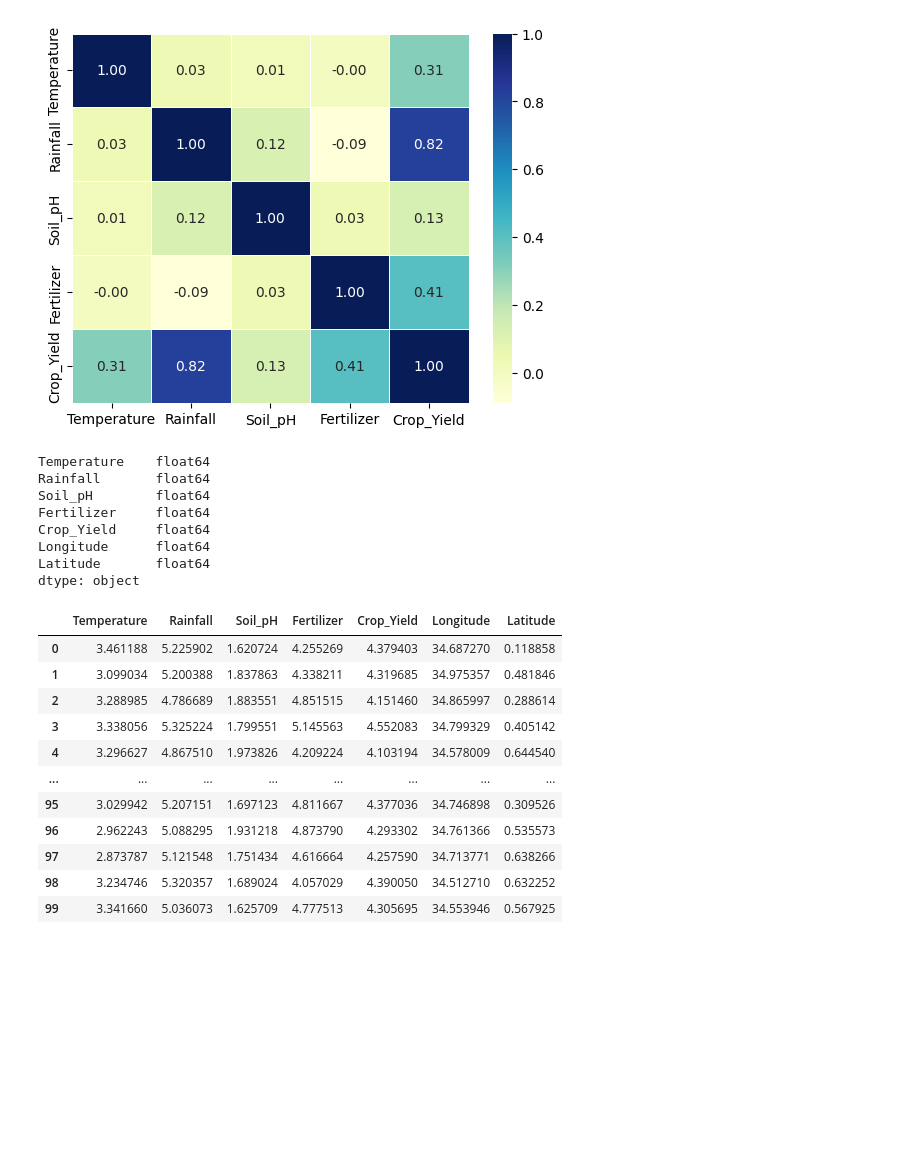
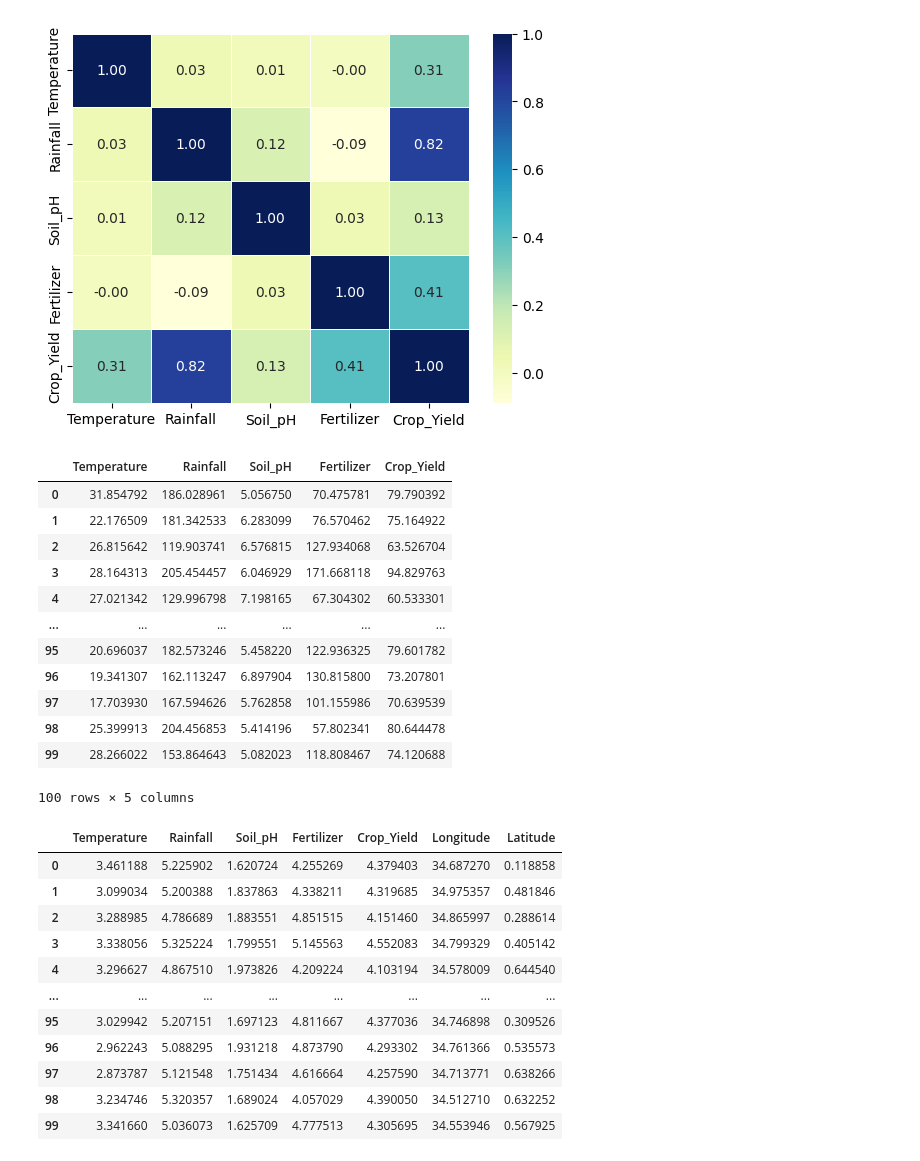
Before and after one commit to Paul-js-hub/feature_selection, a Jupyter notebook: feature_selection.ipynb, the cells around one changed output. Drawn from its saved outputs; the diff is of its cells as text; code cells hidden in the pictures; blank space fills up the shorter version.

```diff
--- a/feature_selection.ipynb
+++ b/feature_selection.ipynb
@@ -93,16 +77,21 @@ ax = sns.heatmap(df_copy,
 # %% [output]
 [figure]
 # %%
-df.dtypes
+df_data
 # %% [output]
+|  | Temperature | Rainfall | Soil_pH | Fertilizer | Crop_Yield |
+| 0 | 31.854792 | 186.028961 | 5.056750 | 70.475781 | 79.790392 |
+| 1 | 22.176509 | 181.342533 | 6.283099 | 76.570462 | 75.164922 |
+| 2 | 26.815642 | 119.903741 | 6.576815 | 127.934068 | 63.526704 |
+| 3 | 28.164313 | 205.454457 | 6.046929 | 171.668118 | 94.829763 |
+| 4 | 27.021342 | 129.996798 | 7.198165 | 67.304302 | 60.533301 |
+| ... | ... | ... | ... | ... | ... |
+| 95 | 20.696037 | 182.573246 | 5.458220 | 122.936325 | 79.601782 |
+| 96 | 19.341307 | 162.113247 | 6.897904 | 130.815800 | 73.207801 |
+| 97 | 17.703930 | 167.594626 | 5.762858 | 101.155986 | 70.639539 |
+| 98 | 25.399913 | 204.456853 | 5.414196 | 57.802341 | 80.644478 |
+| 99 | 28.266022 | 153.864643 | 5.082023 | 118.808467 | 74.120688 |
-Temperature    float64
-Rainfall       float64
-Soil_pH        float64
-Fertilizer     float64
-Crop_Yield     float64
-Longitude      float64
-Latitude       float64
-dtype: object
+100 rows × 5 columns
 # %%
 #handling missing values
 
```
Also changed, not shown: parts of 11 cells of this notebook.
